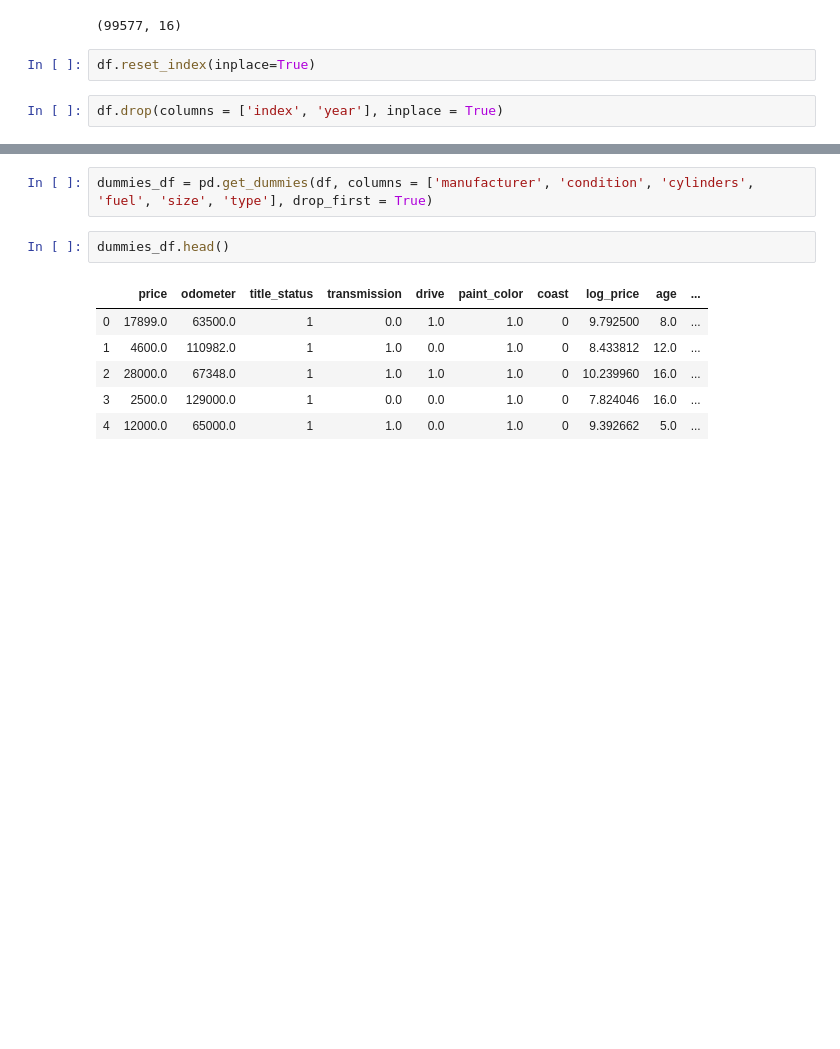
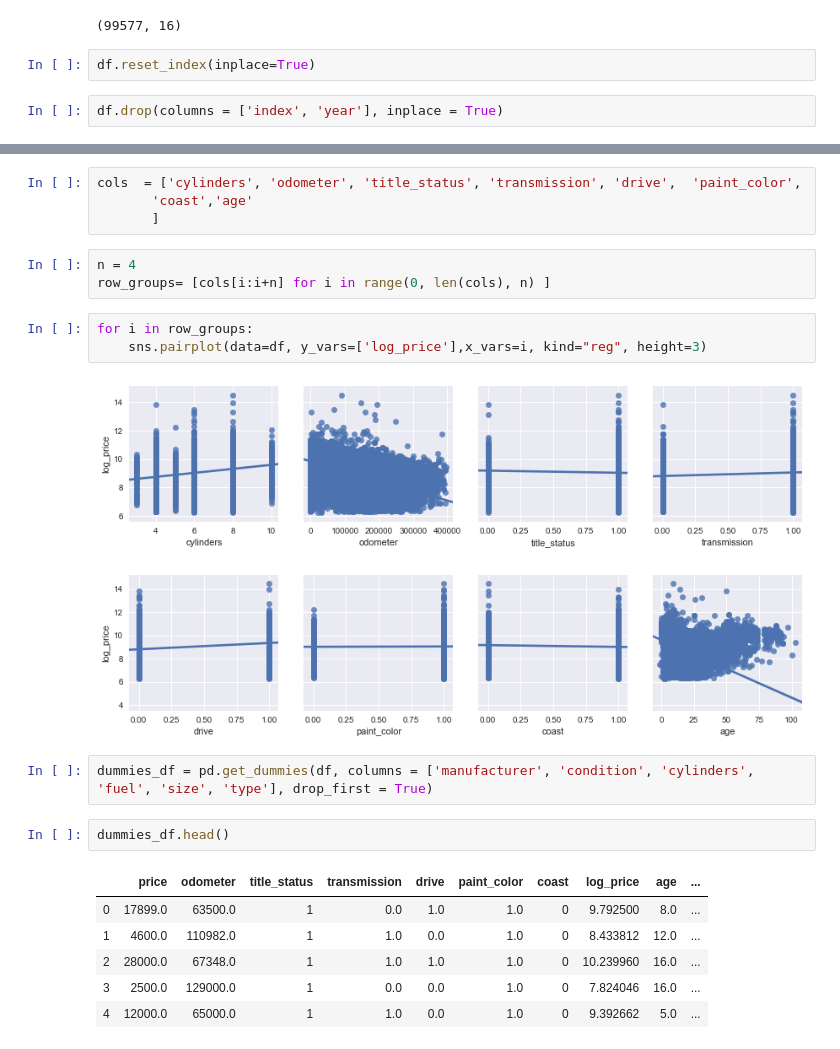
Before and after one commit to alex21738/nyc-mhtn-ds-010620-lectures, a Jupyter notebook: week-7/car_price_prediction.ipynb, the cells around one changed output, grey strips where cells are left out. Saved outputs shown, nothing was run; the diff lists cells and outputs as text; blank space fills up the shorter version.

```diff
--- a/week-7/car_price_prediction.ipynb
+++ b/week-7/car_price_prediction.ipynb
@@ -138,3 +147,16 @@ df.drop(columns = ['index', 'year'], inplace = True)
+# %%
+cols  = ['cylinders', 'odometer', 'title_status', 'transmission', 'drive',  'paint_color',
+       'coast','age'
+       ]
+# %%
+n = 4
+row_groups= [cols[i:i+n] for i in range(0, len(cols), n) ]
+# %%
+for i in row_groups:
+    sns.pairplot(data=df, y_vars=['log_price'],x_vars=i, kind="reg", height=3)
+# %% [output]
+[figure, added]
+[figure, added]
 # %%
 dummies_df = pd.get_dummies(df, columns = ['manufacturer', 'condition', 'cylinders', 'fuel', 'size', 'type'], drop_first = True)
 # %%
```
Also changed, not shown: parts of 26 cells of this notebook, 5 other files.
